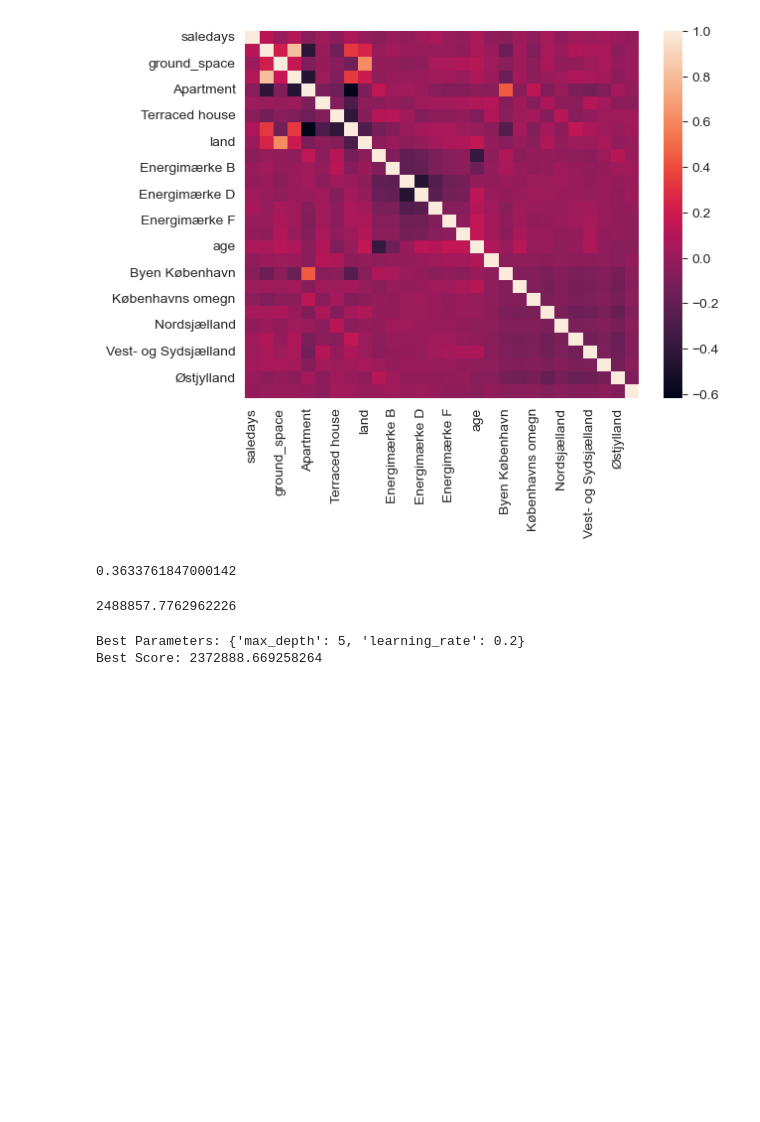
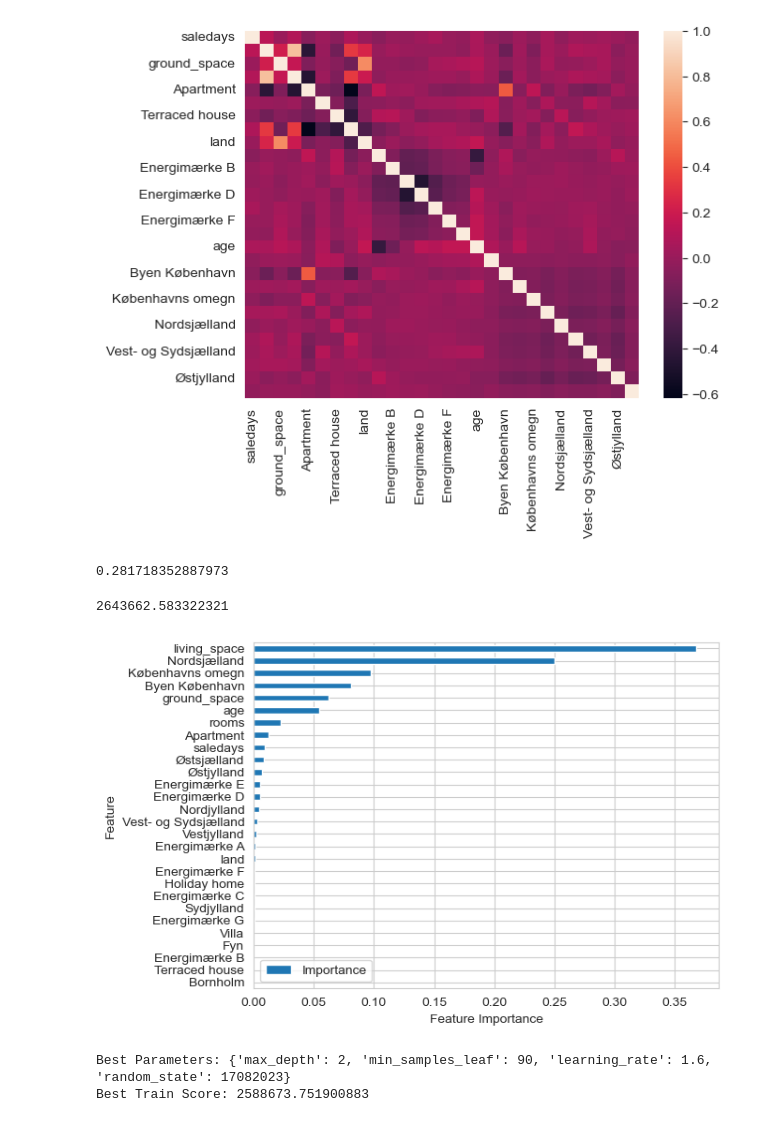
Before and after one commit to QiZhang777777/SODAS2023, a Jupyter notebook: EXAM/model_GBM.ipynb, the cells around one changed output. Cells and saved outputs as stored; diff of their text form; code cells hidden in the pictures; blank space fills up the shorter version.

```diff
--- a/EXAM/model_GBM.ipynb
+++ b/EXAM/model_GBM.ipynb
@@ -40,19 +42,19 @@ plt.savefig('Xvar_corr_heat_map.png', bbox_inches='tight')
 [figure]
 # %%
 ## Main model
-eta = 0.01
-gradient_booster = HistGradientBoostingRegressor(learning_rate=eta)
+param = {
+    'random_state': seed
+}
+
+gradient_booster = GradientBoostingRegressor(**param)
+
+
 # Gradient boosting classifiers are required to implement gradient boosting.
 gradient_booster.fit(X_train,y_train)
-y_test_predict_0de = gradient_booster.predict(X_test)
+y_test_predict = gradient_booster.predict(X_test)
 # %%
 ## R-squared
-r2_GBM = r2_score(y_test,y_test_predict_0de)
+r2_GBM = r2_score(y_test,y_test_predict)
 r2_GBM
 # %% [output]
-0.3633761847000142
+0.281718352887973
-# %%
-RMSE_GBM = mse(y_test,y_test_predict_0de,squared=False)
-RMSE_GBM
-# %% [output]
-2488857.7762962226
@@ -64,0 +61,17 @@ param_grid = {
+# %%
+## RMSE
+RMSE_GBM = mse(y_test,y_test_predict,squared=False)
+RMSE_GBM
+# %% [output]
+2643662.583322321
+# %%
+feat_imp_dict = pd.DataFrame([gradient_booster.feature_importances_,X.columns]).T
+feat_imp_dict.columns = ['Importance','Feature']
+feat_imp_dict = feat_imp_dict.set_index('Feature',drop=True)\
+                            .sort_values(by='Importance',ascending=True)
+feat_imp_dict.plot(kind="barh")
+plt.xlabel('Feature Importance')
+plt.savefig('../EXAM/figs/GBM_feature_importance-baseline', bbox_inches='tight')
+plt.show()
+# %% [output]
+[figure, added]
@@ -70,14 +94,19 @@ kfolds = KFold(n_splits=num_folds, shuffle=True, random_state=seed)
 best_score = float('-inf')
 best_params = {}
 
-for max_depth in param_grid['max_depth']:
-    for learning_rate in param_grid['learning_rate']:
-        params = {
-            'max_depth': max_depth,
-            'learning_rate': learning_rate
-        }
+for min_samples_leaf in param_grid['min_samples_leaf']:
+    for max_depth in param_grid['max_depth']:
+        for learning_rate in param_grid['learning_rate']:
+            params = {
+                'max_depth': max_depth,
+                'min_samples_leaf': min_samples_leaf,
+                # Boost param
+                'learning_rate': learning_rate,
+                # Miscellaneous param
+                'random_state':seed
+            }
 
-        model = HistGradientBoostingRegressor(**params)
+        model = GradientBoostingRegressor(**params)
         scores = cross_val_score(model, X_train, y_train, cv=kfolds, scoring='neg_mean_squared_error')
         avg_score = np.mean(scores)
 
@@ -86,16 +115,16 @@ for max_depth in param_grid['max_depth']:
             best_params = params
 
 print('Best Parameters:', best_params)
-print('Best Score:', np.sqrt(-best_score))  # Convert back to positive mean squared error
+print('Best Train Score:', np.sqrt(-best_score)) # Convert back to positive mean squared error
 
 # Fitting the model with best para
-final_model = HistGradientBoostingRegressor(**best_params)
+final_model = GradientBoostingRegressor(**best_params)
 final_model.fit(X_train, y_train)
 
 y_test_predict = final_model.predict(X_test)
 # %% [output]
-Best Parameters: {'max_depth': 5, 'learning_rate': 0.2}
-Best Score: 2372888.669258264
+Best Parameters: {'max_depth': 2, 'min_samples_leaf': 90, 'learning_rate': 1.6, 'random_state': 17082023}
+Best Train Score: 2588673.751900883
 # %%
 ## R-squared
 r2_GBM = r2_score(y_test,y_test_predict)
```
Also changed, not shown: parts of 8 cells of this notebook, 22 other files.
